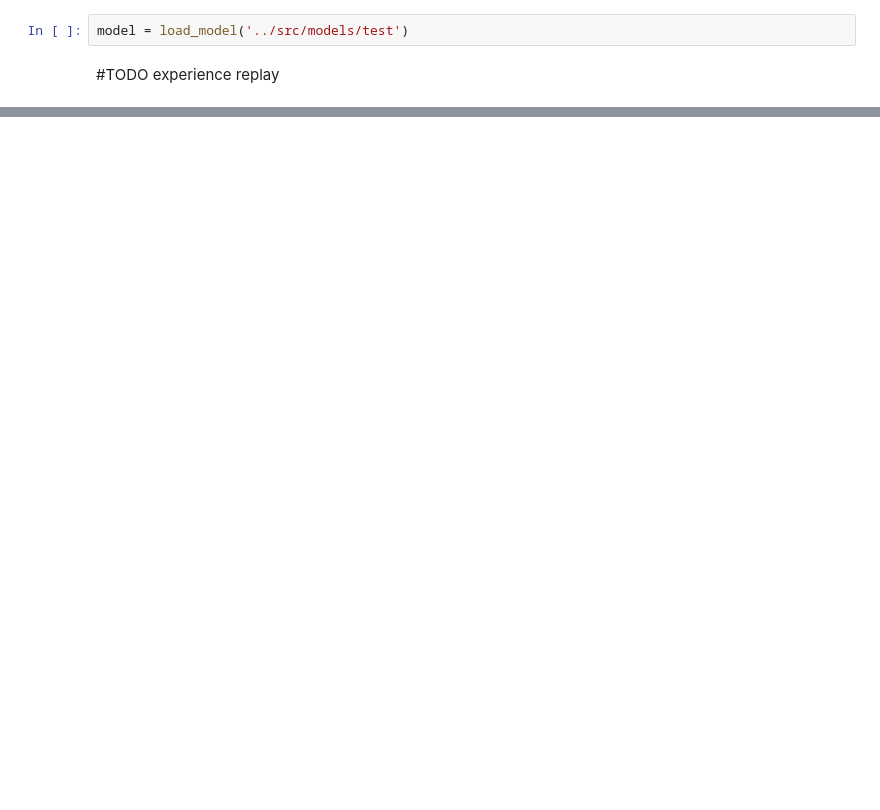
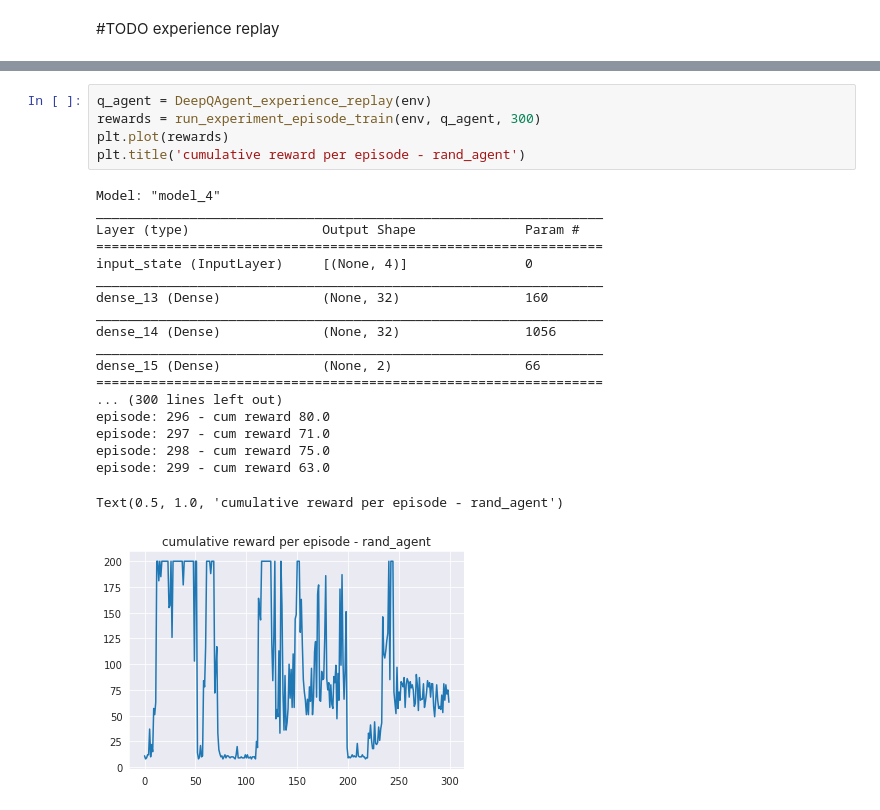
Before and after one commit to racousin/rl_introduction, a Jupyter notebook: notebooks/III) deep_Q-learning.ipynb, the cells around one changed output, grey strips where cells are left out. Drawn from its saved outputs; the diff is of its cells as text; blank space fills up the shorter version.

Commit message:
replay memory fixed

```diff
--- a/notebooks/III) deep_Q-learning.ipynb
+++ b/notebooks/III) deep_Q-learning.ipynb
@@ -221,4 +232,2 @@ Text(0.5, 1.0, 'cumulative reward per episode - rand_agent')
-# %%
-model = load_model('../src/models/test')
 # %% [markdown]
 #TODO experience replay
@@ -224,0 +307,25 @@ model = load_model('../src/models/test')
+# %%
+q_agent = DeepQAgent_experience_replay(env)
+rewards = run_experiment_episode_train(env, q_agent, 300)
+plt.plot(rewards)
+plt.title('cumulative reward per episode - rand_agent')
+# %% [output]
+Model: "model_4"
+_________________________________________________________________
+Layer (type)                 Output Shape              Param #
+=================================================================
+input_state (InputLayer)     [(None, 4)]               0
+_________________________________________________________________
+dense_13 (Dense)             (None, 32)                160
+_________________________________________________________________
+dense_14 (Dense)             (None, 32)                1056
+_________________________________________________________________
+dense_15 (Dense)             (None, 2)                 66
+=================================================================
+... (300 lines left out)
+episode: 296 - cum reward 80.0
+episode: 297 - cum reward 71.0
+episode: 298 - cum reward 75.0
+episode: 299 - cum reward 63.0
+Text(0.5, 1.0, 'cumulative reward per episode - rand_agent')
+[figure, added]
```
Also changed, not shown: parts of 9 cells of this notebook, 3 other files.
